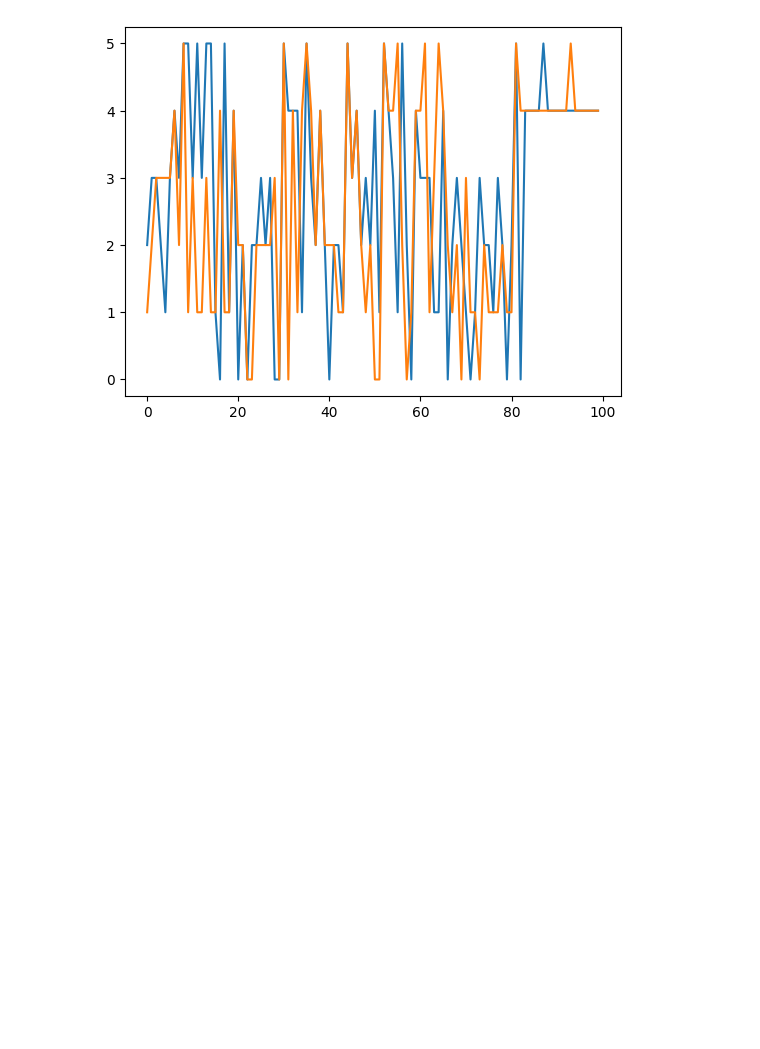
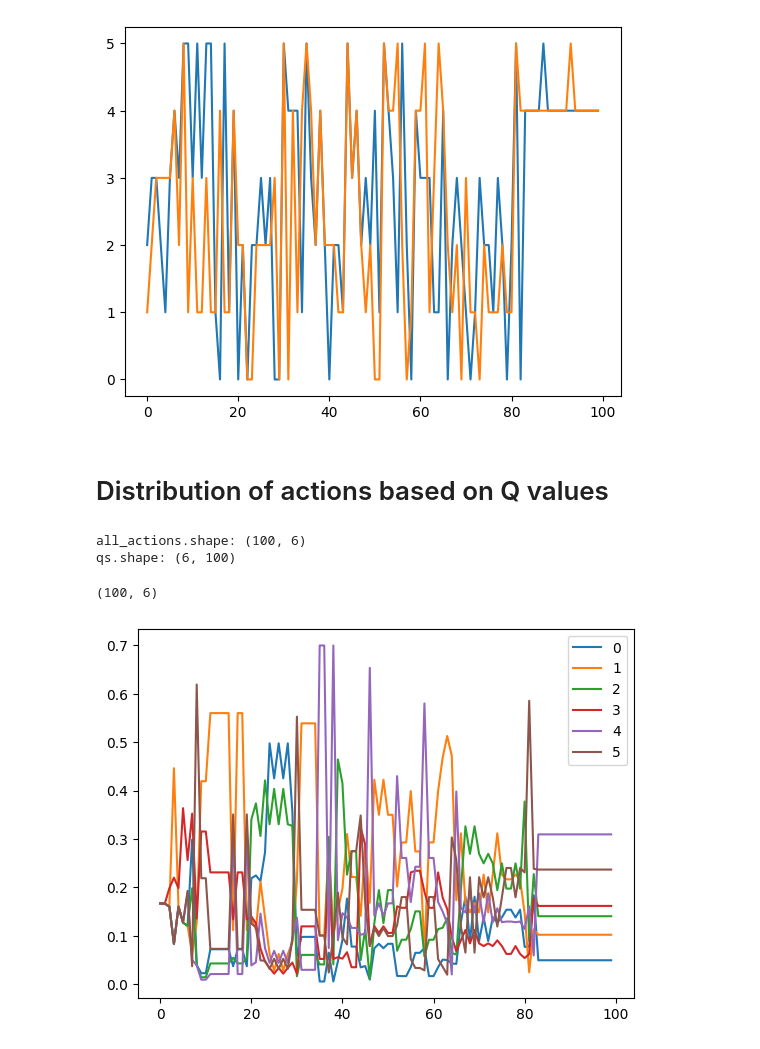
Before and after one commit to wladekpal/golden-standard, a Jupyter notebook: src/notebooks/18_07_25_post_hoc_analysis.ipynb, the cells around one changed output. Saved outputs shown, nothing was run; the diff lists cells and outputs as text; code cells hidden in the pictures; blank space fills up the shorter version.

Commit message:
chore: some more plots

```diff
--- a/src/notebooks/18_07_25_post_hoc_analysis.ipynb
+++ b/src/notebooks/18_07_25_post_hoc_analysis.ipynb
@@ -199,3 +202,35 @@ plt.plot(actions)
 plt.show()
 # %% [output]
 [figure]
+# %% [markdown]
+# Distribution of actions based on Q values
+# %%
+def value_transform(x):
+    return jnp.log(jnp.maximum(x, 1e-6))
+all_actions = jnp.tile(jnp.arange(6), (tr_states.shape[0], 1))  # B x 6
+print(f"all_actions.shape: {all_actions.shape}")
+qs = jax.vmap(agent.network.select('critic'), in_axes=(None, None, 1))(tr_states.reshape(tr_states.shape[0], -1), tr_goals.reshape(tr_goals.shape[0], -1), all_actions) # 6 x 2 x B
+qs = qs.min(axis=1) # 6 x B
+print(f"qs.shape: {qs.shape}")
+# qs_argmax_actions = jnp.argmax(qs, axis=0) # B
+qs = value_transform(qs)
+# %% [output]
+all_actions.shape: (100, 6)
+qs.shape: (6, 100)
+# %%
+qs = qs.transpose(1, 0)
+qs.shape
+# %% [output]
+(100, 6)
+# %%
+distribution_from_qs = distrax.Categorical(logits=qs / jnp.maximum(1e-6, 1))
+distribution_from_qs_temp_0_1 = distrax.Categorical(logits=qs / jnp.maximum(1e-6, 0.1))
+distribution_from_qs_temp_0_5 = distrax.Categorical(logits=qs / jnp.maximum(1e-6, 0.5))
+distribution_from_qs_temp_10 = distrax.Categorical(logits=qs / jnp.maximum(1e-6, 10))
+# %%
+for i in range(distribution_from_qs.probs.shape[1]):
+    plt.plot(distribution_from_qs.probs[:,i], label=f'{i}')
+plt.legend()
+plt.show()
+# %% [output]
+[figure, added]
```
Also changed, not shown: parts of 6 cells of this notebook.
